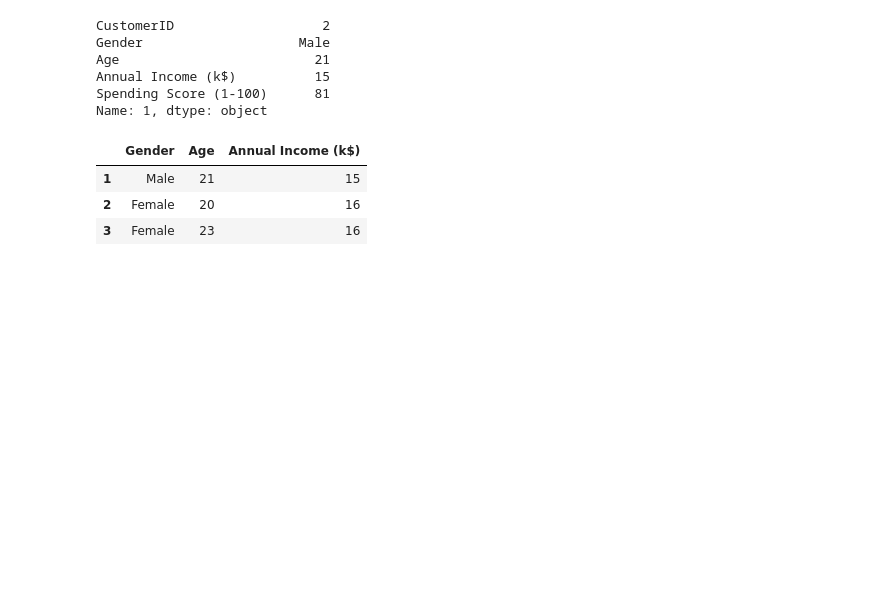
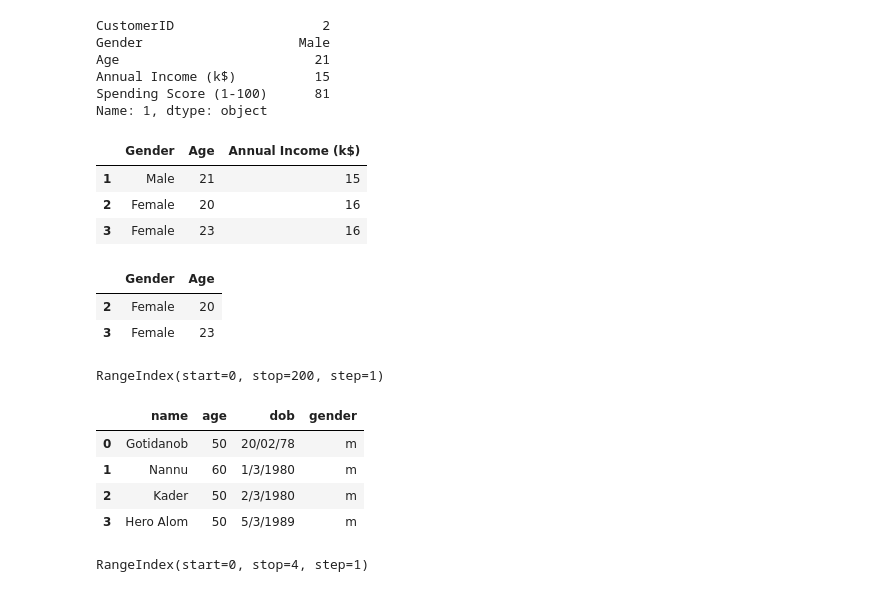
Before and after one commit to Ismael-Haque/DataScienceFoundation, a Jupyter notebook: PandasDay1.ipynb, the cells around one changed output. Saved outputs shown, nothing was run; the diff lists cells and outputs as text; code cells hidden in the pictures; blank space fills up the shorter version.

```diff
--- a/PandasDay1.ipynb
+++ b/PandasDay1.ipynb
@@ -377,3 +379,26 @@ mall_customers.loc[1:3, "Gender":"Annual Income (k$)"]
 | 1 | Male | 21 | 15 |
 | 2 | Female | 20 | 16 |
 | 3 | Female | 23 | 16 |
+# %%
+mall_customers.iloc[2:4, 1:3]
+# %% [output]
+|  | Gender | Age |
+| 2 | Female | 20 |
+| 3 | Female | 23 |
+# %%
+mall_customers.index
+# %% [output]
+RangeIndex(start=0, stop=200, step=1)
+# %%
+vip = pd.read_csv("nameAge.csv")
+vip
+# %% [output]
+|  | name | age | dob | gender |
+| 0 | Gotidanob | 50 | 20/02/78 | m |
+| 1 | Nannu | 60 | 1/3/1980 | m |
+| 2 | Kader | 50 | 2/3/1980 | m |
+| 3 | Hero Alom | 50 | 5/3/1989 | m |
+# %%
+vip.index
+# %% [output]
+RangeIndex(start=0, stop=4, step=1)
```
Also changed, not shown: parts of 16 cells of this notebook, 1 other file.
